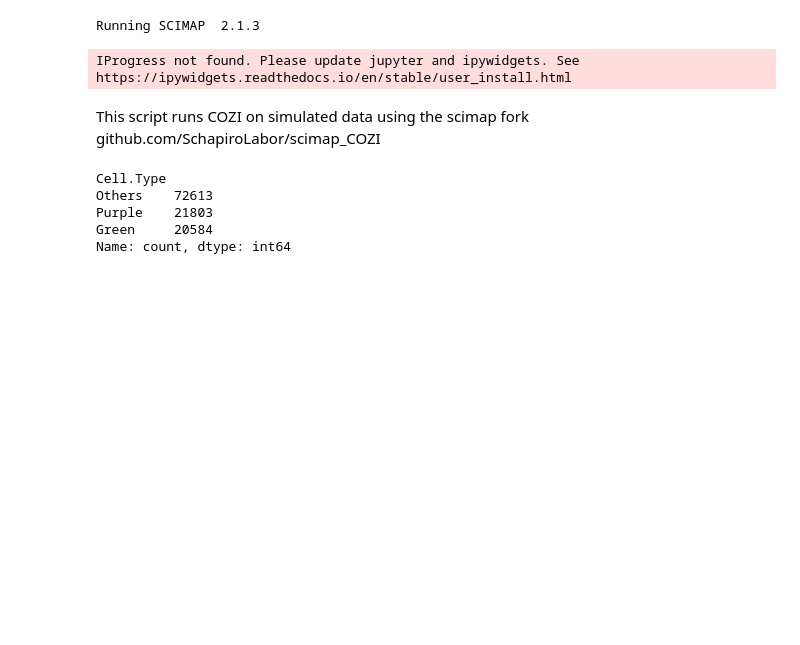
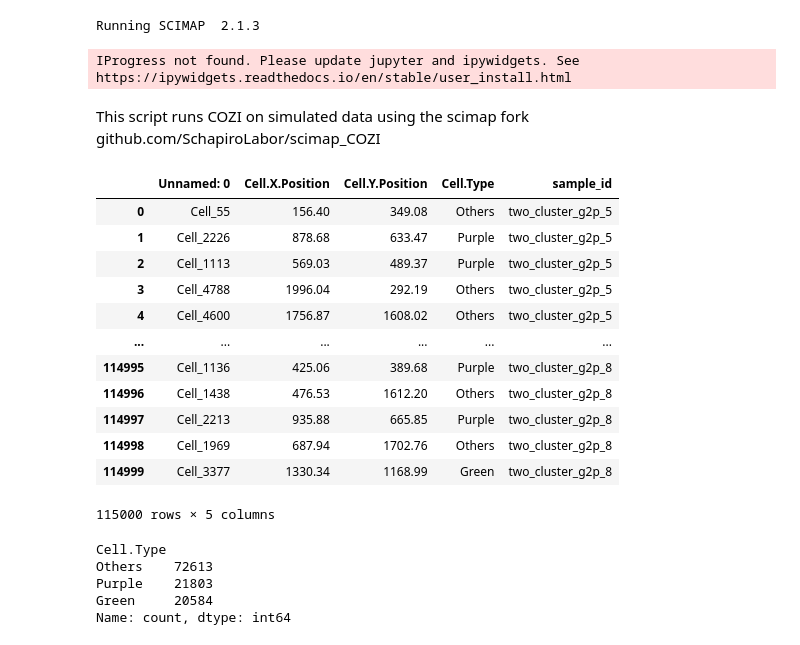
Before and after one commit to SchapiroLabor/NEP_scimap, a Jupyter notebook: notebooks/simulated_data/COZI_scimap_simulated_data_spasim.ipynb, the cells around one changed output. Saved outputs shown, nothing was run; the diff lists cells and outputs as text; code cells hidden in the pictures; blank space fills up the shorter version.

```diff
--- a/notebooks/simulated_data/COZI_scimap_simulated_data_spasim.ipynb
+++ b/notebooks/simulated_data/COZI_scimap_simulated_data_spasim.ipynb
@@ -53,3 +53,19 @@ for file in csv_files:
 
 # Concatenate all DataFrames into one big DataFrame
 obs = pd.concat(data_frames, ignore_index=True)
+# %%
+obs
+# %% [output]
+|  | Unnamed: 0 | Cell.X.Position | Cell.Y.Position | Cell.Type | sample_id |
+| 0 | Cell_55 | 156.40 | 349.08 | Others | two_cluster_g2p_5 |
+| 1 | Cell_2226 | 878.68 | 633.47 | Purple | two_cluster_g2p_5 |
+| 2 | Cell_1113 | 569.03 | 489.37 | Purple | two_cluster_g2p_5 |
+| 3 | Cell_4788 | 1996.04 | 292.19 | Others | two_cluster_g2p_5 |
+| 4 | Cell_4600 | 1756.87 | 1608.02 | Others | two_cluster_g2p_5 |
+| ... | ... | ... | ... | ... | ... |
+| 114995 | Cell_1136 | 425.06 | 389.68 | Purple | two_cluster_g2p_8 |
+| 114996 | Cell_1438 | 476.53 | 1612.20 | Others | two_cluster_g2p_8 |
+| 114997 | Cell_2213 | 935.88 | 665.85 | Purple | two_cluster_g2p_8 |
+| 114998 | Cell_1969 | 687.94 | 1702.76 | Others | two_cluster_g2p_8 |
+| 114999 | Cell_3377 | 1330.34 | 1168.99 | Green | two_cluster_g2p_8 |
+115000 rows × 5 columns
```
Also changed, not shown: parts of 12 cells of this notebook, 1 other file.
